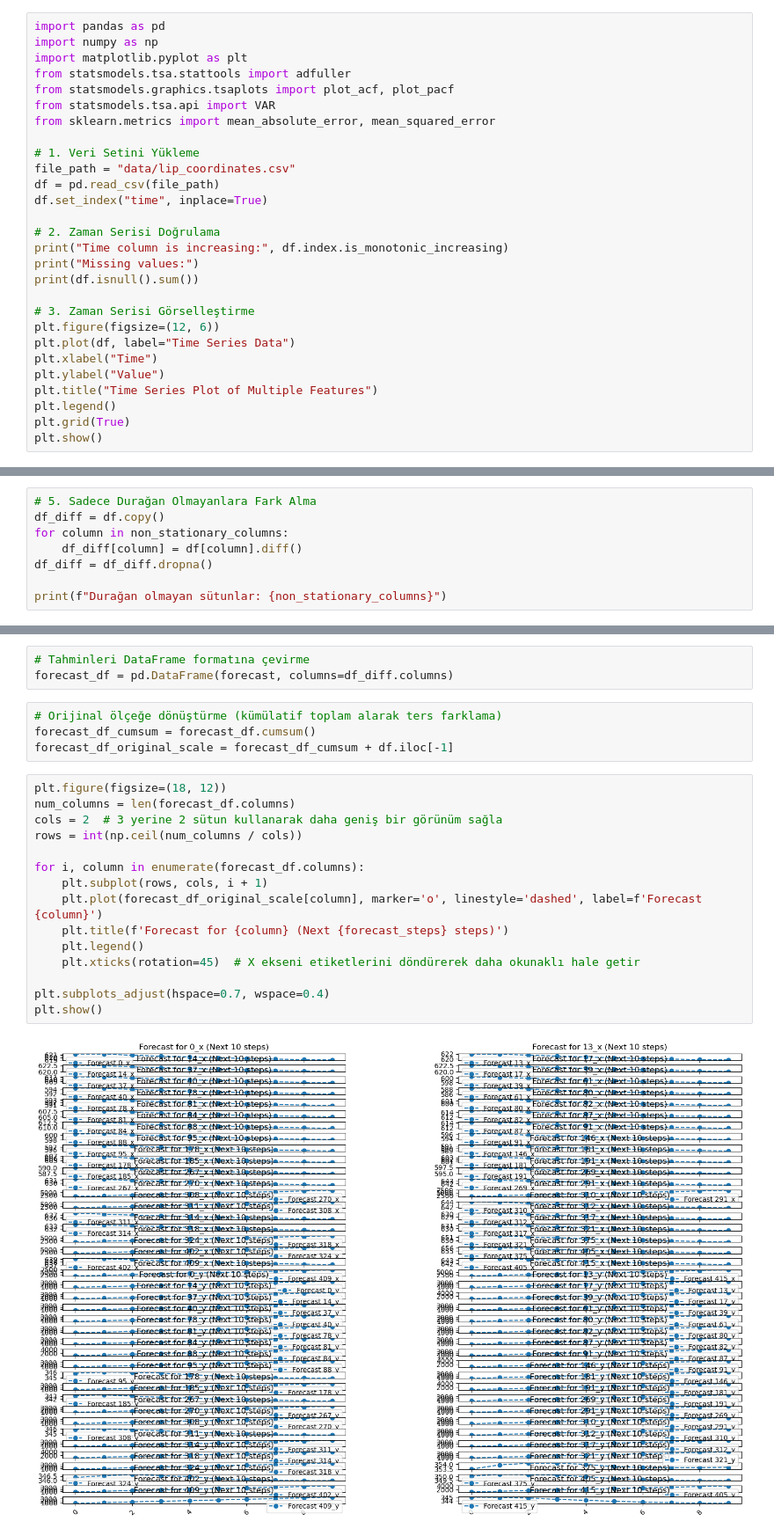
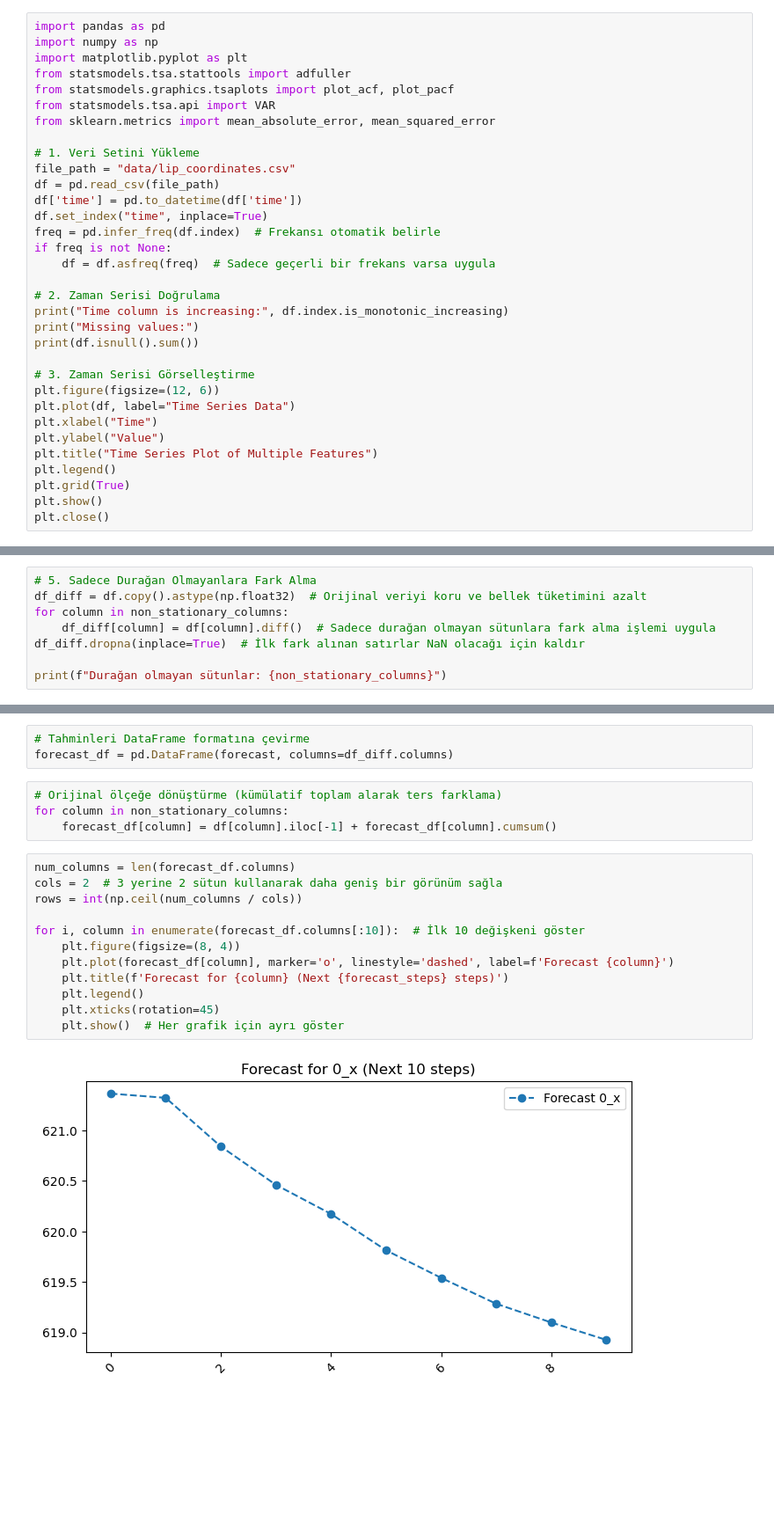
Before and after one commit to gozdenergiz/time-series-models, a Jupyter notebook: VAR_model.ipynb, the cells around one changed output, grey strips where cells are left out. Shown at 88% size. Drawn from its saved outputs; the diff is of its cells as text; blank space fills up the shorter version.

```diff
--- a/VAR_model.ipynb
+++ b/VAR_model.ipynb
@@ -10,7 +10,11 @@ from sklearn.metrics import mean_absolute_error, mean_squared_error
 # 1. Veri Setini Yükleme
 file_path = "data/lip_coordinates.csv"
 df = pd.read_csv(file_path)
+df['time'] = pd.to_datetime(df['time'])
 df.set_index("time", inplace=True)
+freq = pd.infer_freq(df.index)  # Frekansı otomatik belirle
+if freq is not None:
+    df = df.asfreq(freq)  # Sadece geçerli bir frekans varsa uygula
 
 # 2. Zaman Serisi Doğrulama
 print("Time column is increasing:", df.index.is_monotonic_increasing)
@@ -26,6 +30,7 @@ plt.title("Time Series Plot of Multiple Features")
 plt.legend()
 plt.grid(True)
 plt.show()
+plt.close()
 # %% [output]
 Time column is increasing: True
 Missing values:
@@ -85,10 +90,10 @@ Seri durağan değildir.
 Seri durağan değildir.
 # %%
 # 5. Sadece Durağan Olmayanlara Fark Alma
-df_diff = df.copy()
+df_diff = df.copy().astype(np.float32)  # Orijinal veriyi koru ve bellek tüketimini azalt
 for column in non_stationary_columns:
-    df_diff[column] = df[column].diff()
-df_diff = df_diff.dropna()
+    df_diff[column] = df[column].diff()  # Sadece durağan olmayan sütunlara fark alma işlemi uygula
+df_diff.dropna(inplace=True)  # İlk fark alınan satırlar NaN olacağı için kaldır
 
 print(f"Durağan olmayan sütunlar: {non_stationary_columns}")
 # %% [output]
@@ -138,22 +143,19 @@ forecast = var_model.forecast(df_diff.values[-best_lag:], steps=forecast_steps)
 forecast_df = pd.DataFrame(forecast, columns=df_diff.columns)
 # %%
 # Orijinal ölçeğe dönüştürme (kümülatif toplam alarak ters farklama)
-forecast_df_cumsum = forecast_df.cumsum()
-forecast_df_original_scale = forecast_df_cumsum + df.iloc[-1]
+for column in non_stationary_columns:
+    forecast_df[column] = df[column].iloc[-1] + forecast_df[column].cumsum()
 # %%
-plt.figure(figsize=(18, 12))
 num_columns = len(forecast_df.columns)
 cols = 2  # 3 yerine 2 sütun kullanarak daha geniş bir görünüm sağla
 rows = int(np.ceil(num_columns / cols))
 
-for i, column in enumerate(forecast_df.columns):
-    plt.subplot(rows, cols, i + 1)
-    plt.plot(forecast_df_original_scale[column], marker='o', linestyle='dashed', label=f'Forecast {column}')
+for i, column in enumerate(forecast_df.columns[:10]):  # İlk 10 değişkeni göster
+    plt.figure(figsize=(8, 4))
+    plt.plot(forecast_df[column], marker='o', linestyle='dashed', label=f'Forecast {column}')
     plt.title(f'Forecast for {column} (Next {forecast_steps} steps)')
     plt.legend()
-    plt.xticks(rotation=45)  # X ekseni etiketlerini döndürerek daha okunaklı hale getir
-
-plt.subplots_adjust(hspace=0.7, wspace=0.4)
-plt.show()
+    plt.xticks(rotation=45)
+    plt.show()  # Her grafik için ayrı göster
 # %% [output]
-[figure, old version]
+[figure, new version]
```
Also changed, not shown: parts of 5 cells of this notebook, 5 other files.
